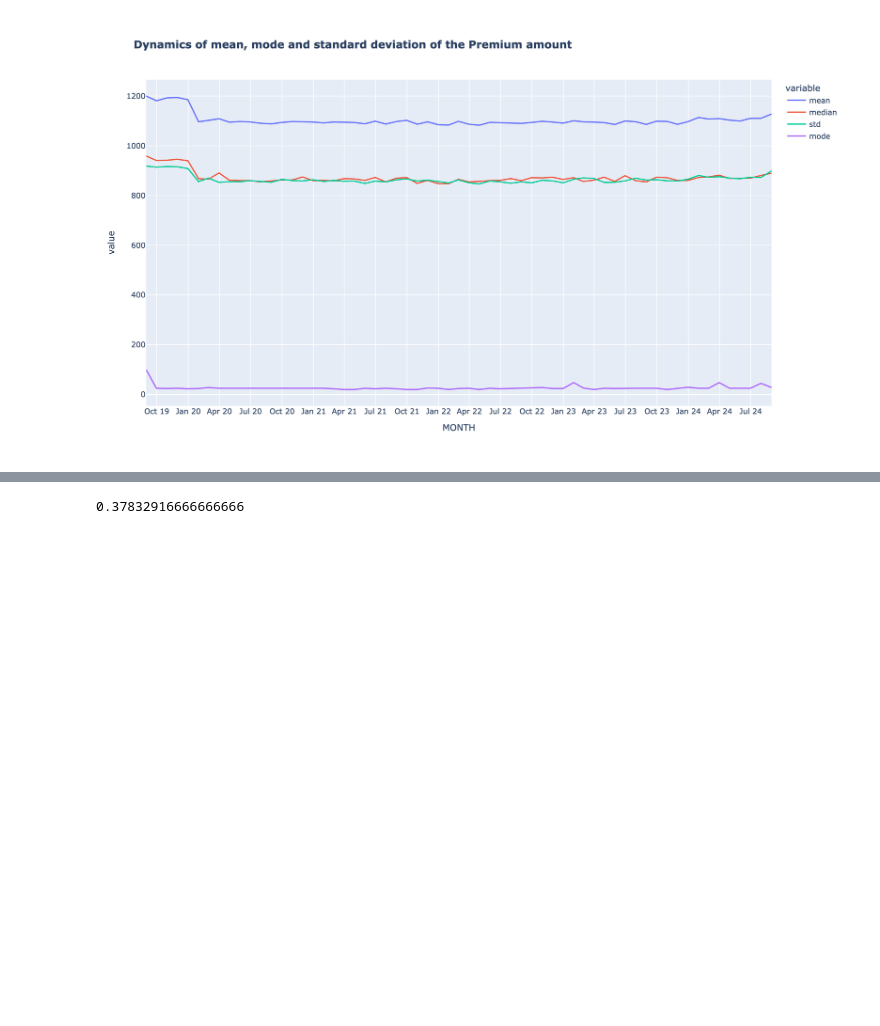
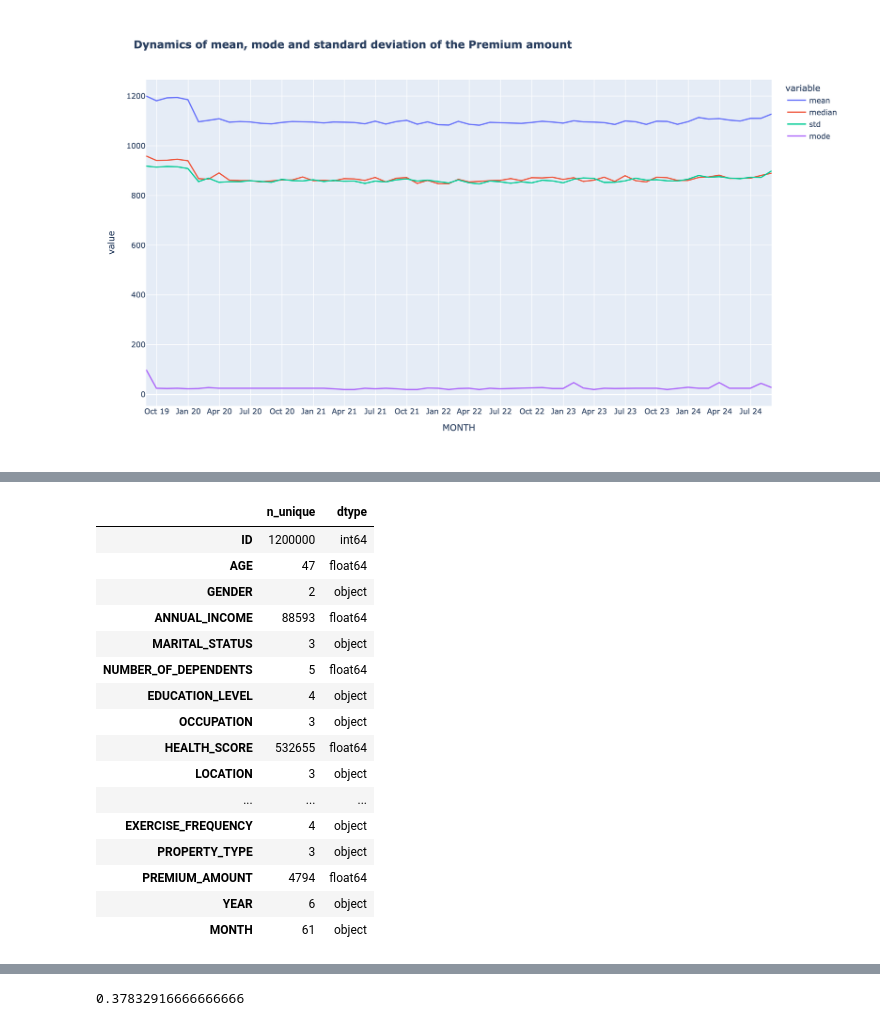
Before and after one commit to vktrbr/automl-itmo-insurance, a Jupyter notebook: notebooks/eda/target_analysis.ipynb, the cells around one changed output, grey strips where cells are left out. Saved outputs shown, nothing was run; the diff lists cells and outputs as text; code cells hidden in the pictures; blank space fills up the shorter version.

```diff
--- a/notebooks/target_analysis/target_analysis_v1.ipynb
+++ b/notebooks/eda/target_analysis.ipynb
@@ -130,0 +152,23 @@ fig_stats_by_month.show(**vs)
+# %%
+pd.DataFrame({
+    "n_unique": data.nunique(),
+    "dtype": data.dtypes
+})
+# %% [output]
+|  | n_unique | dtype |
+| ID | 1200000 | int64 |
+| AGE | 47 | float64 |
+| GENDER | 2 | object |
+| ANNUAL_INCOME | 88593 | float64 |
+| MARITAL_STATUS | 3 | object |
+| NUMBER_OF_DEPENDENTS | 5 | float64 |
+| EDUCATION_LEVEL | 4 | object |
+| OCCUPATION | 3 | object |
+| HEALTH_SCORE | 532655 | float64 |
+| LOCATION | 3 | object |
+| ... | ... | ... |
+| EXERCISE_FREQUENCY | 4 | object |
+| PROPERTY_TYPE | 3 | object |
+| PREMIUM_AMOUNT | 4794 | float64 |
+| YEAR | 6 | object |
+| MONTH | 61 | object |
```
Also changed, not shown: parts of 8 cells of this notebook, 16 other files.
